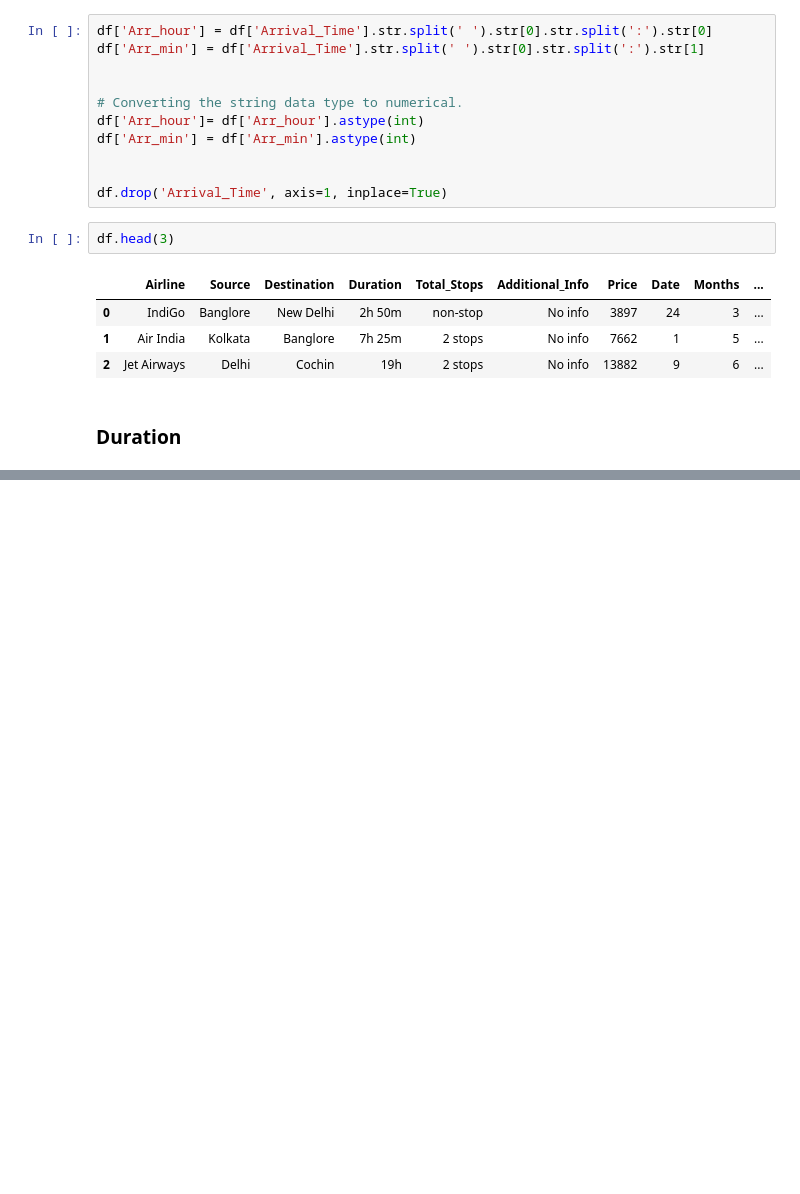
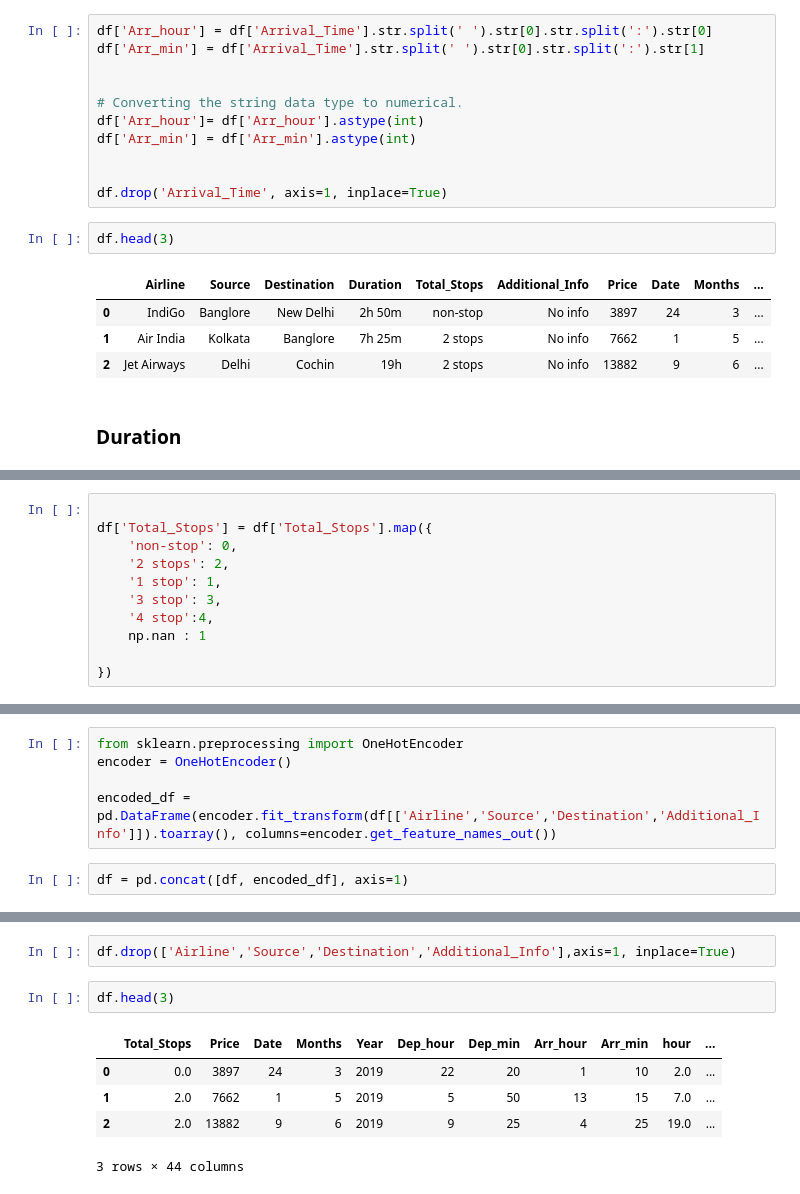
Before and after one commit to Prateekk02/Python, a Jupyter notebook: 15_EDA/04_eda_flight_price.ipynb, the cells around one changed output, grey strips where cells are left out. Cells and saved outputs as stored; diff of their text form; blank space fills up the shorter version.

```diff
--- a/15_EDA/04_eda_flight_price.ipynb
+++ b/15_EDA/04_eda_flight_price.ipynb
@@ -165,0 +176,11 @@ df.head(3)
+# %%
+
+df['Total_Stops'] = df['Total_Stops'].map({
+    'non-stop': 0,
+    '2 stops': 2,
+    '1 stop': 1,
+    '3 stop': 3,
+    '4 stop':4,
+    np.nan : 1
+
+})
@@ -165,0 +214,7 @@ df.head(3)
+# %%
+from sklearn.preprocessing import OneHotEncoder
+encoder = OneHotEncoder()
+
+encoded_df = pd.DataFrame(encoder.fit_transform(df[['Airline','Source','Destination','Additional_Info']]).toarray(), columns=encoder.get_feature_names_out())
+# %%
+df = pd.concat([df, encoded_df], axis=1)
@@ -165,0 +229,10 @@ df.head(3)
+# %%
+df.drop(['Airline','Source','Destination','Additional_Info'],axis=1, inplace=True)
+# %%
+df.head(3)
+# %% [output]
+|  | Total_Stops | Price | Date | Months | Year | Dep_hour | Dep_min | Arr_hour | Arr_min | hour | ... |
+| 0 | 0.0 | 3897 | 24 | 3 | 2019 | 22 | 20 | 1 | 10 | 2.0 | ... |
+| 1 | 2.0 | 7662 | 1 | 5 | 2019 | 5 | 50 | 13 | 15 | 7.0 | ... |
+| 2 | 2.0 | 13882 | 9 | 6 | 2019 | 9 | 25 | 4 | 25 | 19.0 | ... |
+3 rows × 44 columns
```
Also changed, not shown: parts of 17 cells of this notebook.
